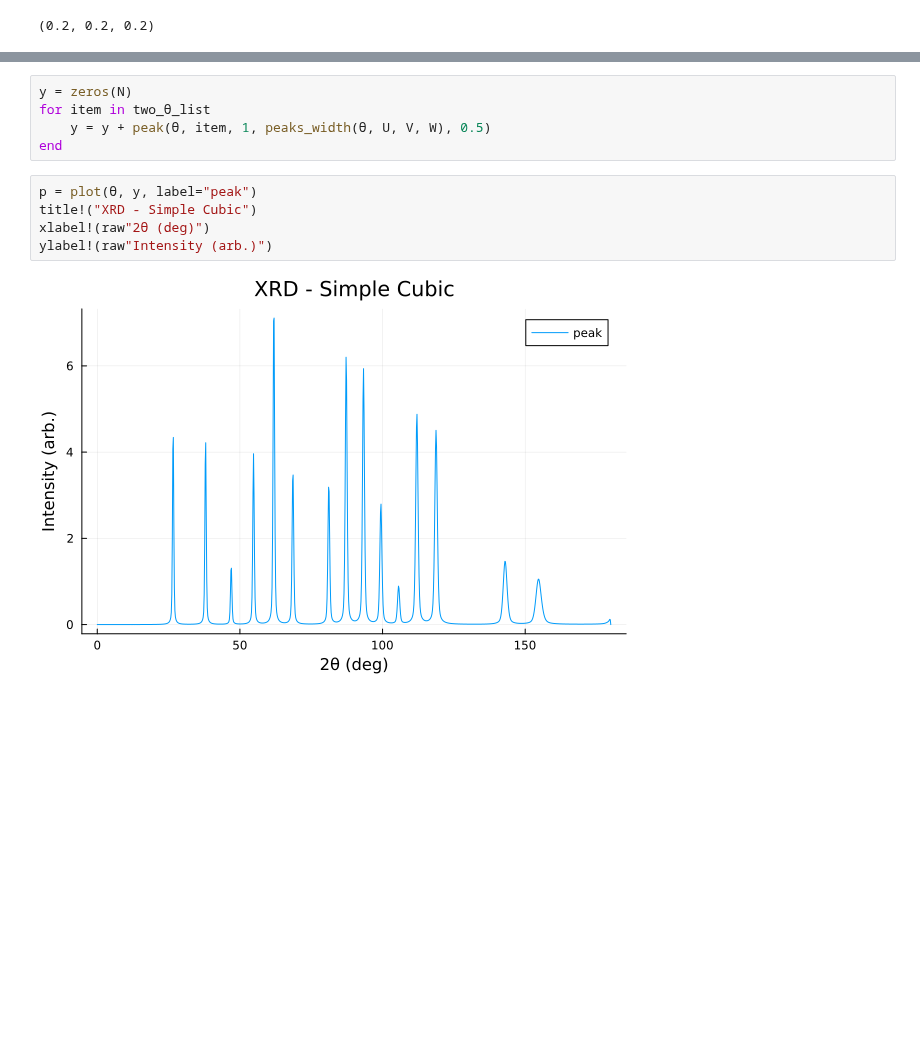
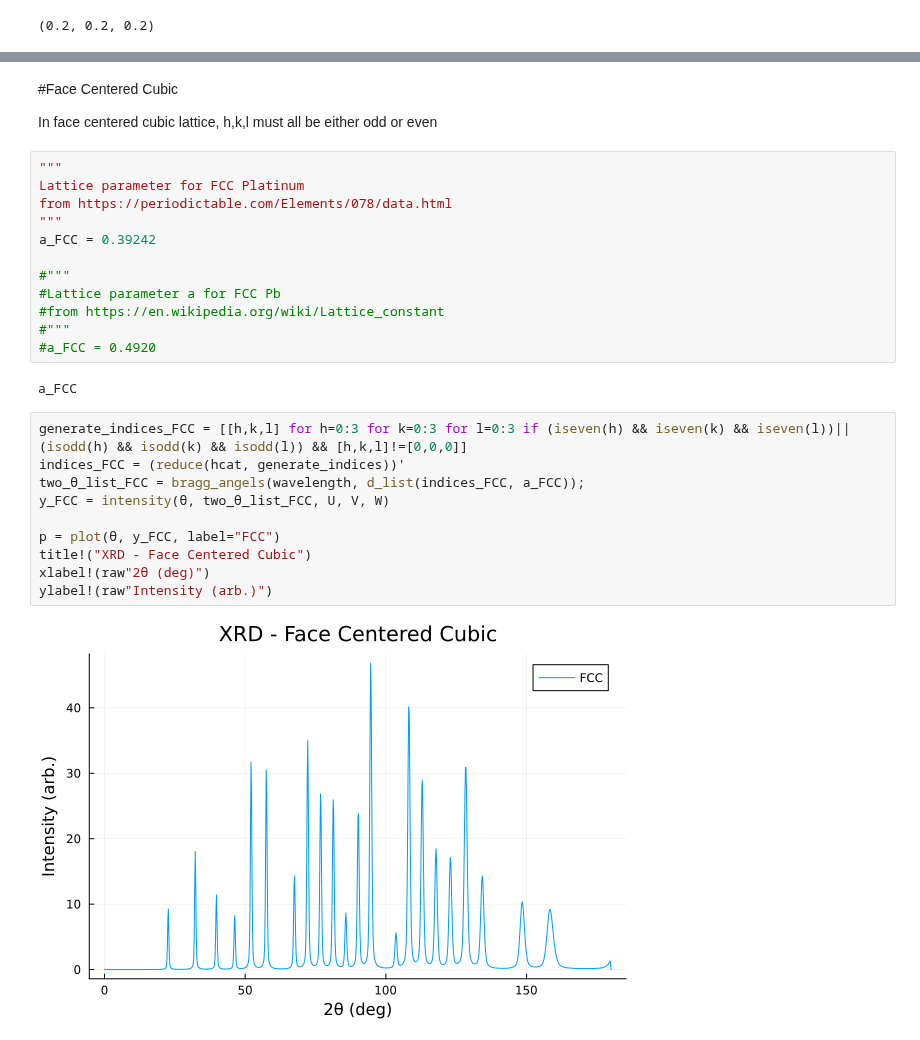
Before and after one commit to hezy/XRD_simple, a Jupyter notebook: simple_XRD_julia.ipynb, the cells around one changed output, grey strips where cells are left out. Drawn from its saved outputs; the diff is of its cells as text; blank space fills up the shorter version.

```diff
--- a/simple_XRD_julia.ipynb
+++ b/simple_XRD_julia.ipynb
@@ -126,12 +142,30 @@ two_θ_list = bragg_angels(wavelength, d_list(indices_SC, a_SC))
-# %%
-y = zeros(N)
-for item in two_θ_list
-    y = y + peak(θ, item, 1, peaks_width(θ, U, V, W), 0.5)
-end
-# %%
-p = plot(θ, y, label="peak")
-title!("XRD - Simple Cubic")
-xlabel!(raw"2θ (deg)")
-ylabel!(raw"Intensity (arb.)")
-# %% [output]
-[figure, removed]
+# %% [markdown]
+#Face Centered Cubic
+
+In face centered cubic lattice, h,k,l must all be either odd or even
+# %%
+"""
+Lattice parameter for FCC Platinum
+from https://periodictable.com/Elements/078/data.html
+"""
+a_FCC = 0.39242
+
+#"""
+#Lattice parameter a for FCC Pb
+#from https://en.wikipedia.org/wiki/Lattice_constant
+#"""
+#a_FCC = 0.4920
+# %% [output]
+a_FCC
+# %%
+generate_indices_FCC = [[h,k,l] for h=0:3 for k=0:3 for l=0:3 if (iseven(h) && iseven(k) && iseven(l))||(isodd(h) && isodd(k) && isodd(l)) && [h,k,l]!=[0,0,0]]
+indices_FCC = (reduce(hcat, generate_indices))'
+two_θ_list_FCC = bragg_angels(wavelength, d_list(indices_FCC, a_FCC));
+y_FCC = intensity(θ, two_θ_list_FCC, U, V, W)
+
+p = plot(θ, y_FCC, label="FCC")
+title!("XRD - Face Centered Cubic")
+xlabel!(raw"2θ (deg)")
+ylabel!(raw"Intensity (arb.)")
+# %% [output]
+[figure, added]
```
Also changed, not shown: parts of 12 cells of this notebook, 1 other file.
